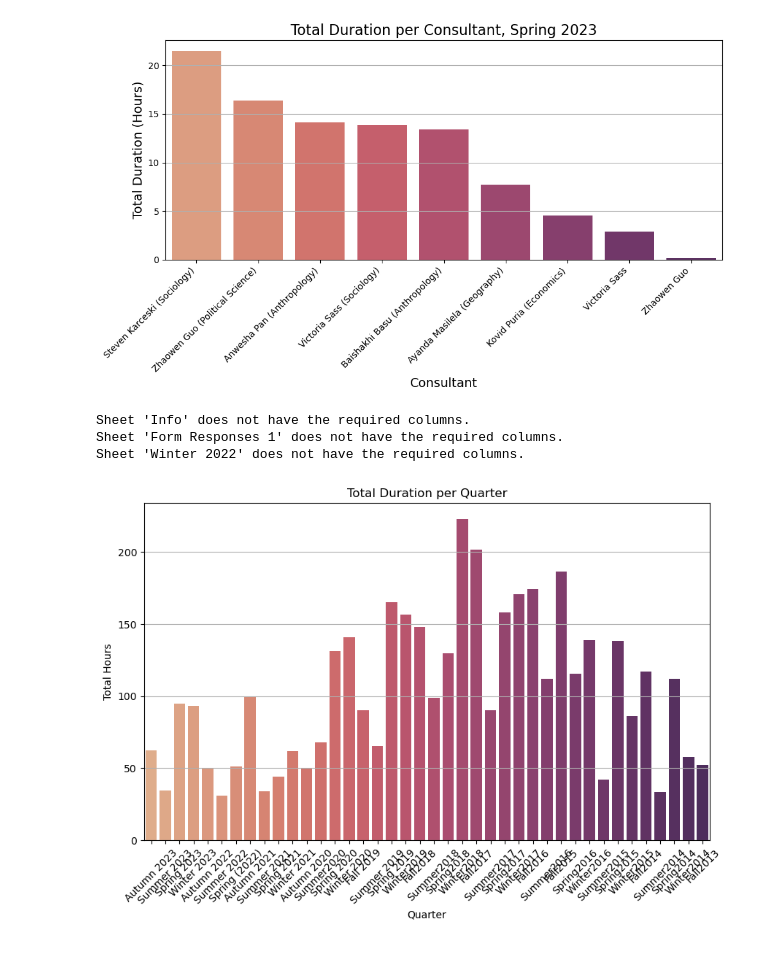
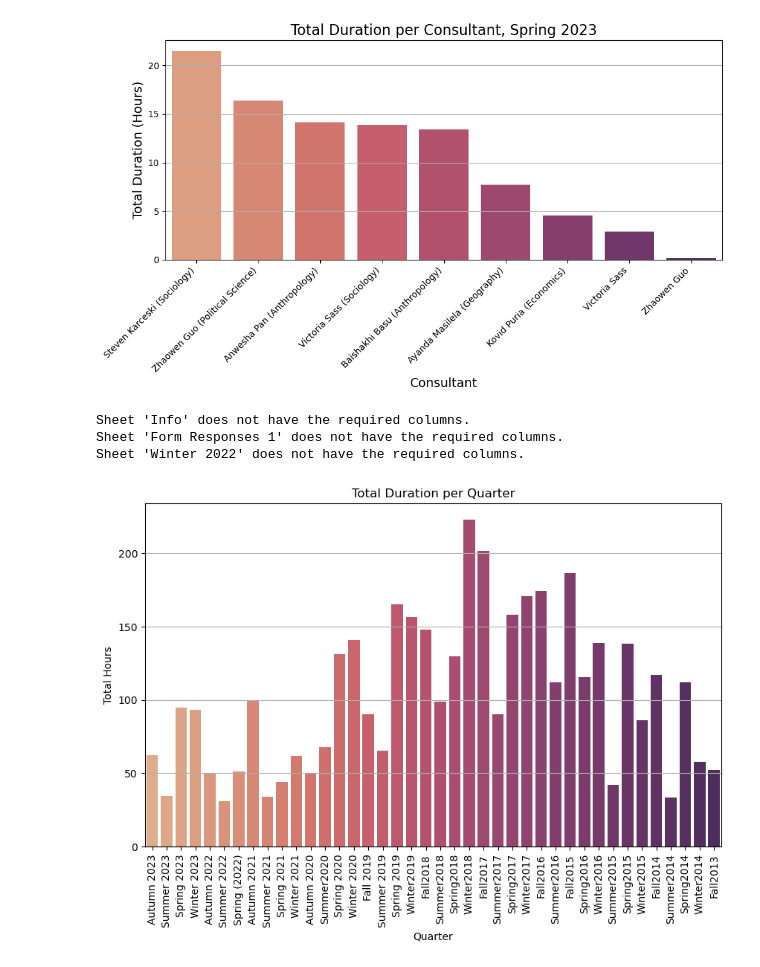
Before and after one commit to dadmehrdi/Web-Scraping, a Jupyter notebook: CSSCR Log.ipynb, the cells around one changed output. Drawn from its saved outputs; the diff is of its cells as text; code cells hidden in the pictures.

```diff
--- a/CSSCR Log.ipynb
+++ b/CSSCR Log.ipynb
@@ -127,32 +127,32 @@ for sheet_name in sheet_names:
             df[end_col] = pd.to_timedelta(df[end_col].astype(str), errors='coerce')
 
             # Drop rows where either time conversion resulted in NaT (Not a Time)
             df.dropna(subset=[start_col, end_col], inplace=True)
 
             # Calculate duration in hours
             df['Duration'] = (df[end_col] - df[start_col]).dt.total_seconds() / 3600
 
             # Sum total durations and store in dictionary
             total_durations_per_sheet[sheet_name] = df['Duration'].sum()
         except Exception as e:
             print(f"An error occurred while processing sheet '{sheet_name}': {e}")
     else:
         print(f"Sheet '{sheet_name}' does not have the required columns.")
 
 # Convert the dictionary to a DataFrame for plotting
 total_durations_df = pd.DataFrame(list(total_durations_per_sheet.items()), columns=['Quarter', 'Total Hours'])
 
 # Plot the data
 plt.figure(figsize=(10, 6))
 sns.barplot(x='Quarter', y='Total Hours', data=total_durations_df, palette="flare")
 plt.title('Total Duration per Quarter')
 plt.xlabel('Quarter')
 plt.ylabel('Total Hours')
-plt.xticks(rotation=45)
+plt.xticks(rotation=90)
 plt.grid(axis='y')
 plt.show()
 # %% [output]
 Sheet 'Info' does not have the required columns.
 Sheet 'Form Responses 1' does not have the required columns.
 Sheet 'Winter 2022' does not have the required columns.
-[figure, old version]
+[figure, new version]
```
